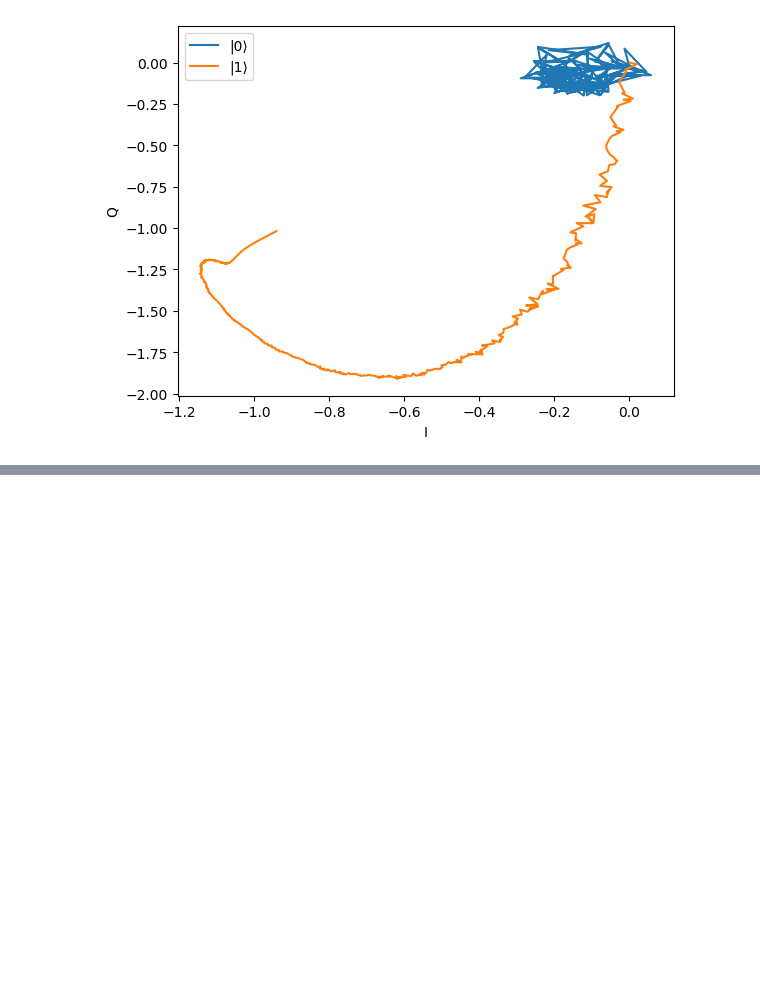
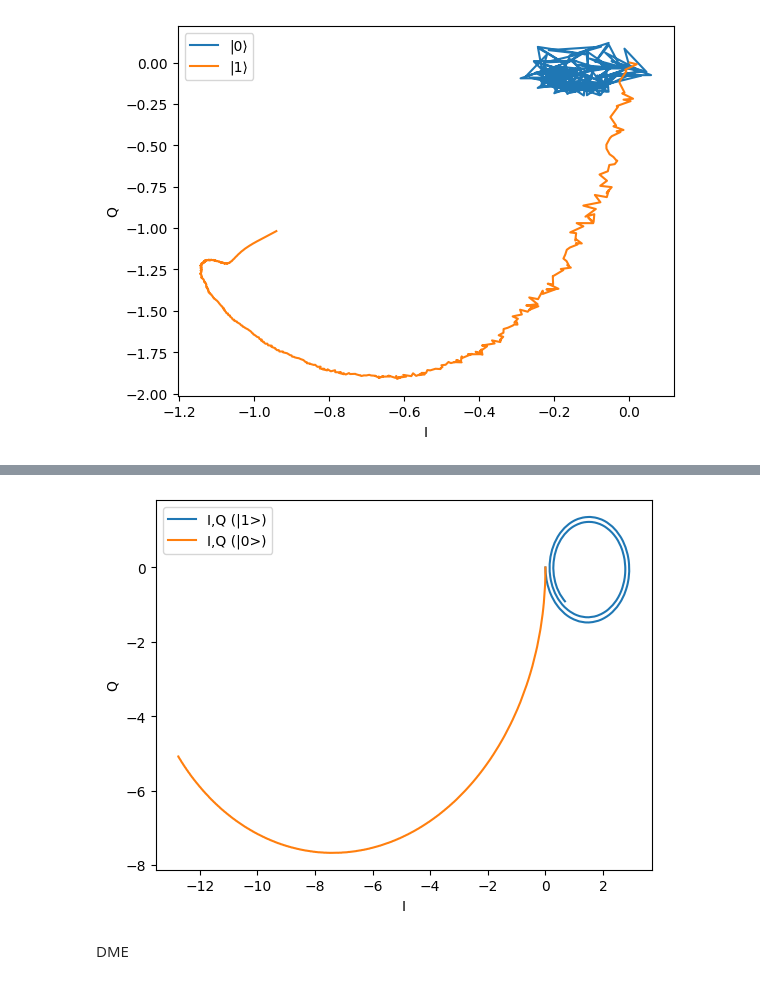
Before and after one commit to miamico/superconducting-qubits, a Jupyter notebook: numerics/first_principles_simulator.ipynb, the cells around one changed output, grey strips where cells are left out. Saved outputs shown, nothing was run; the diff lists cells and outputs as text; code cells hidden in the pictures; blank space fills up the shorter version.

```diff
--- a/numerics/first_principles_simulator.ipynb
+++ b/numerics/first_principles_simulator.ipynb
@@ -586,0 +1065,15 @@ plt.xlabel("I"); plt.ylabel("Q"); plt.legend(); plt.show()
+# %%
+plt.figure()
+plt.plot(I_1, Q_1, label='I,Q (|1>)')
+plt.plot(I_0, Q_0, label='I,Q (|0>)')
+# plt.plot(t_meas_1, Q_1, label='Q (|1>)')
+# plt.plot(tlist_0, I_0, label='I (|0>)')
+# plt.plot(tlist_0, Q_0, label='Q (|0>)')
+plt.xlabel('I')
+plt.ylabel('Q')
+plt.legend()
+plt.show()
+# %% [output]
+[figure, added]
+# %% [markdown]
+DME
```
Also changed, not shown: parts of 9 cells of this notebook, 2 other files.
